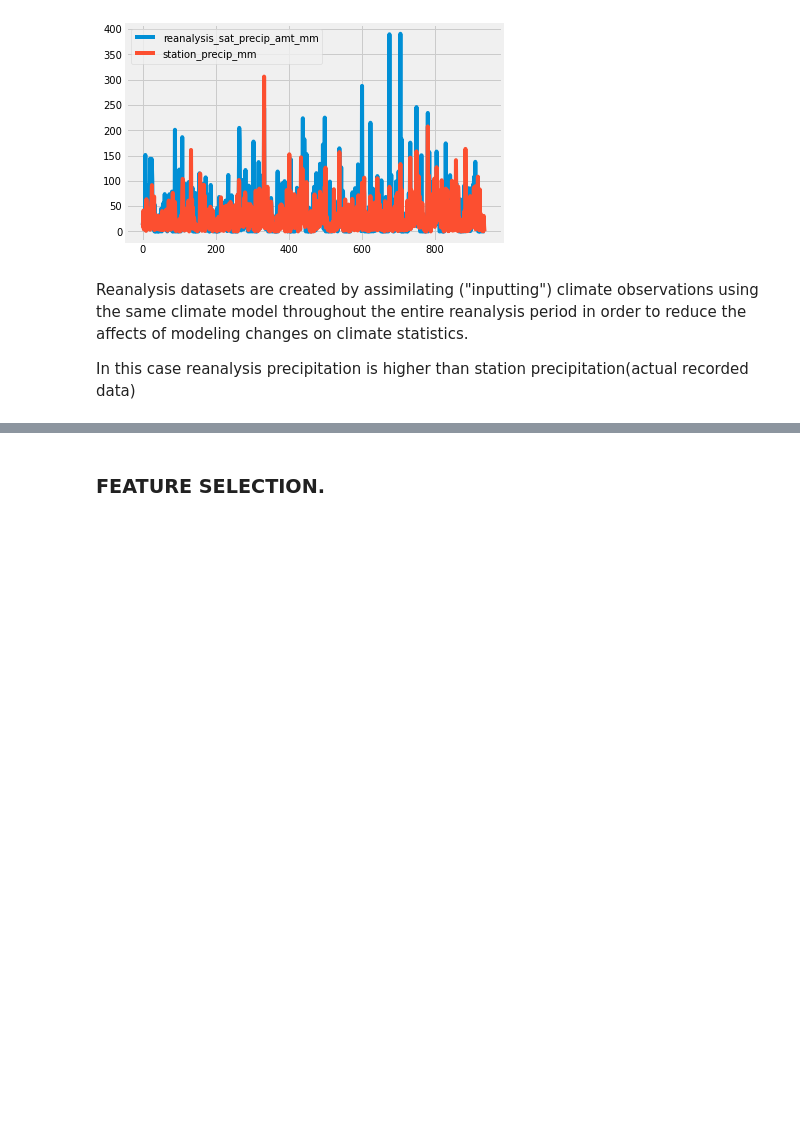
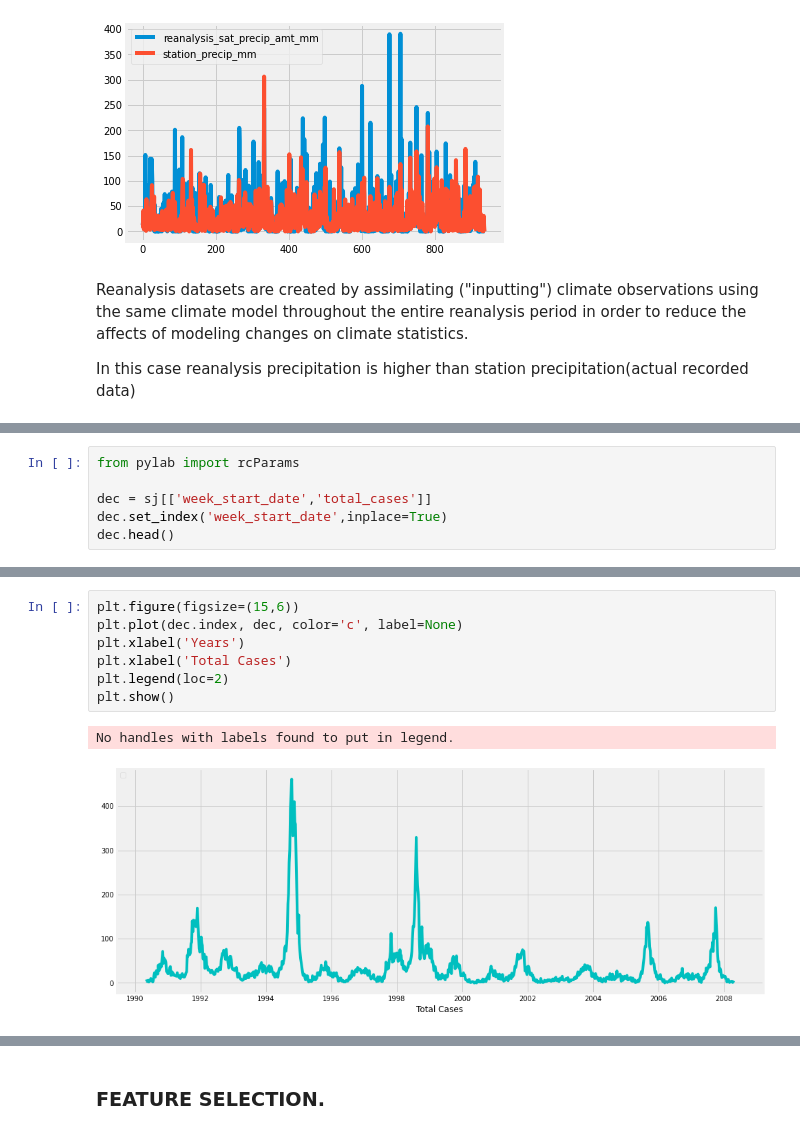
Before and after one commit to Mjcherono/Predicting-Disease-Spread, a Jupyter notebook: dengue.ipynb, the cells around one changed output, grey strips where cells are left out. Cells and saved outputs as stored; diff of their text form; blank space fills up the shorter version.

```diff
--- a/dengue.ipynb
+++ b/dengue.ipynb
@@ -934,0 +958,6 @@ In this case reanalysis precipitation is higher than station precipitation(actua
+# %%
+from pylab import rcParams
+
+dec = sj[['week_start_date','total_cases']]
+dec.set_index('week_start_date',inplace=True)
+dec.head()
@@ -934,0 +972,10 @@ In this case reanalysis precipitation is higher than station precipitation(actua
+# %%
+plt.figure(figsize=(15,6))
+plt.plot(dec.index, dec, color='c', label=None)
+plt.xlabel('Years')
+plt.xlabel('Total Cases')
+plt.legend(loc=2)
+plt.show()
+# %% [output]
+No handles with labels found to put in legend.
+[figure, added]
```
Also changed, not shown: parts of 13 cells of this notebook.
